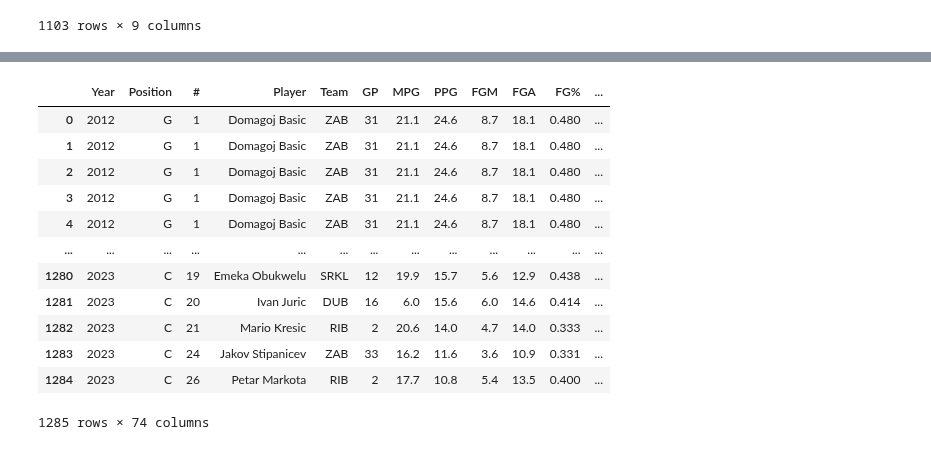
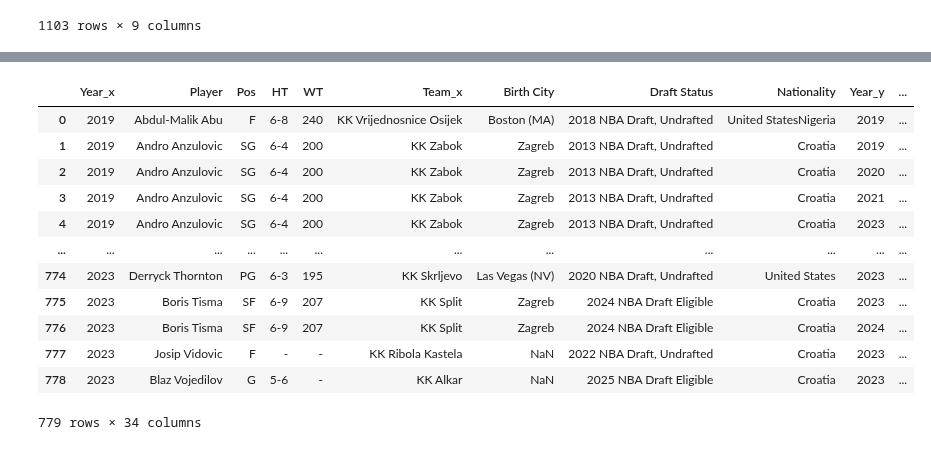
Before and after one commit to NEAT-Scouting-Data-Analytics/NEAT-Scouting-Data-Analytics, a Jupyter notebook: 3 Euro leagues/Croatia_league.ipynb, the cells around one changed output, grey strips where cells are left out. Saved outputs shown, nothing was run; the diff lists cells and outputs as text; code cells hidden in the pictures.

```diff
--- a/3 Euro leagues/Croatia_league.ipynb
+++ b/3 Euro leagues/Croatia_league.ipynb
@@ -130,8 +139,8 @@ KeyError: 'Pos'
 import pandas as pd
 
 # Load the datasets
-croatian_stats_with_position = pd.read_csv('/Users/allendcosta/NBA-NEAT/NEAT-Scouting-Data-Analytics/merged_croatian_bio_stats_data.csv')
-croatian_bio_players = pd.read_csv('/Users/allendcosta/NBA-NEAT/NEAT-Scouting-Data-Analytics/croatian_bio_players.csv')
+croatian_stats_with_position = pd.read_csv('/Users/allendcosta/NBA-NEAT/NEAT-Scouting-Data-Analytics/3 Euro leagues/croatian_stats_with_positions.csv')
+croatian_bio_players = pd.read_csv('/Users/allendcosta/NBA-NEAT/NEAT-Scouting-Data-Analytics/3 Euro leagues/croatian_bio_players.csv')
 
 # Merge the datasets on the "Player" column
 merged_df = pd.merge(croatian_bio_players, croatian_stats_with_position, on='Player', how='inner')
@@ -144,24 +153,24 @@ merged_df
 merged_croatian_df = merged_df
 # %%
 # Assuming british_merged_df is your DataFrame
-merged_croatian_df['League'] = 'Greek Basketball League'
+merged_croatian_df['League'] = 'Croatian Basketball League'
 
 # Display DataFrame
 merged_croatian_df
 # %% [output]
-|  | Year | Position | # | Player | Team | GP | MPG | PPG | FGM | FGA | FG% | ... |
-| 0 | 2012 | G | 1 | Domagoj Basic | ZAB | 31 | 21.1 | 24.6 | 8.7 | 18.1 | 0.480 | ... |
-| 1 | 2012 | G | 1 | Domagoj Basic | ZAB | 31 | 21.1 | 24.6 | 8.7 | 18.1 | 0.480 | ... |
-| 2 | 2012 | G | 1 | Domagoj Basic | ZAB | 31 | 21.1 | 24.6 | 8.7 | 18.1 | 0.480 | ... |
-| 3 | 2012 | G | 1 | Domagoj Basic | ZAB | 31 | 21.1 | 24.6 | 8.7 | 18.1 | 0.480 | ... |
-| 4 | 2012 | G | 1 | Domagoj Basic | ZAB | 31 | 21.1 | 24.6 | 8.7 | 18.1 | 0.480 | ... |
-| ... | ... | ... | ... | ... | ... | ... | ... | ... | ... | ... | ... | ... |
-| 1280 | 2023 | C | 19 | Emeka Obukwelu | SRKL | 12 | 19.9 | 15.7 | 5.6 | 12.9 | 0.438 | ... |
-| 1281 | 2023 | C | 20 | Ivan Juric | DUB | 16 | 6.0 | 15.6 | 6.0 | 14.6 | 0.414 | ... |
-| 1282 | 2023 | C | 21 | Mario Kresic | RIB | 2 | 20.6 | 14.0 | 4.7 | 14.0 | 0.333 | ... |
-| 1283 | 2023 | C | 24 | Jakov Stipanicev | ZAB | 33 | 16.2 | 11.6 | 3.6 | 10.9 | 0.331 | ... |
-| 1284 | 2023 | C | 26 | Petar Markota | RIB | 2 | 17.7 | 10.8 | 5.4 | 13.5 | 0.400 | ... |
+|  | Year_x | Player | Pos | HT | WT | Team_x | Birth City | Draft Status | Nationality | Year_y | ... |
+| 0 | 2019 | Abdul-Malik Abu | F | 6-8 | 240 | KK Vrijednosnice Osijek | Boston (MA) | 2018 NBA Draft, Undrafted | United StatesNigeria | 2019 | ... |
+| 1 | 2019 | Andro Anzulovic | SG | 6-4 | 200 | KK Zabok | Zagreb | 2013 NBA Draft, Undrafted | Croatia | 2019 | ... |
+| 2 | 2019 | Andro Anzulovic | SG | 6-4 | 200 | KK Zabok | Zagreb | 2013 NBA Draft, Undrafted | Croatia | 2020 | ... |
+| 3 | 2019 | Andro Anzulovic | SG | 6-4 | 200 | KK Zabok | Zagreb | 2013 NBA Draft, Undrafted | Croatia | 2021 | ... |
+| 4 | 2019 | Andro Anzulovic | SG | 6-4 | 200 | KK Zabok | Zagreb | 2013 NBA Draft, Undrafted | Croatia | 2023 | ... |
+| ... | ... | ... | ... | ... | ... | ... | ... | ... | ... | ... | ... |
+| 774 | 2023 | Derryck Thornton | PG | 6-3 | 195 | KK Skrljevo | Las Vegas (NV) | 2020 NBA Draft, Undrafted | United States | 2023 | ... |
+| 775 | 2023 | Boris Tisma | SF | 6-9 | 207 | KK Split | Zagreb | 2024 NBA Draft Eligible | Croatia | 2023 | ... |
+| 776 | 2023 | Boris Tisma | SF | 6-9 | 207 | KK Split | Zagreb | 2024 NBA Draft Eligible | Croatia | 2024 | ... |
+| 777 | 2023 | Josip Vidovic | F | - | - | KK Ribola Kastela | NaN | 2022 NBA Draft, Undrafted | Croatia | 2023 | ... |
+| 778 | 2023 | Blaz Vojedilov | G | 5-6 | - | KK Alkar | NaN | 2025 NBA Draft Eligible | Croatia | 2023 | ... |
-1285 rows × 74 columns
+779 rows × 34 columns
 # %%
 
 # Save the merged DataFrame to a CSV file
```
Also changed, not shown: parts of 3 cells of this notebook, 8 other files.
